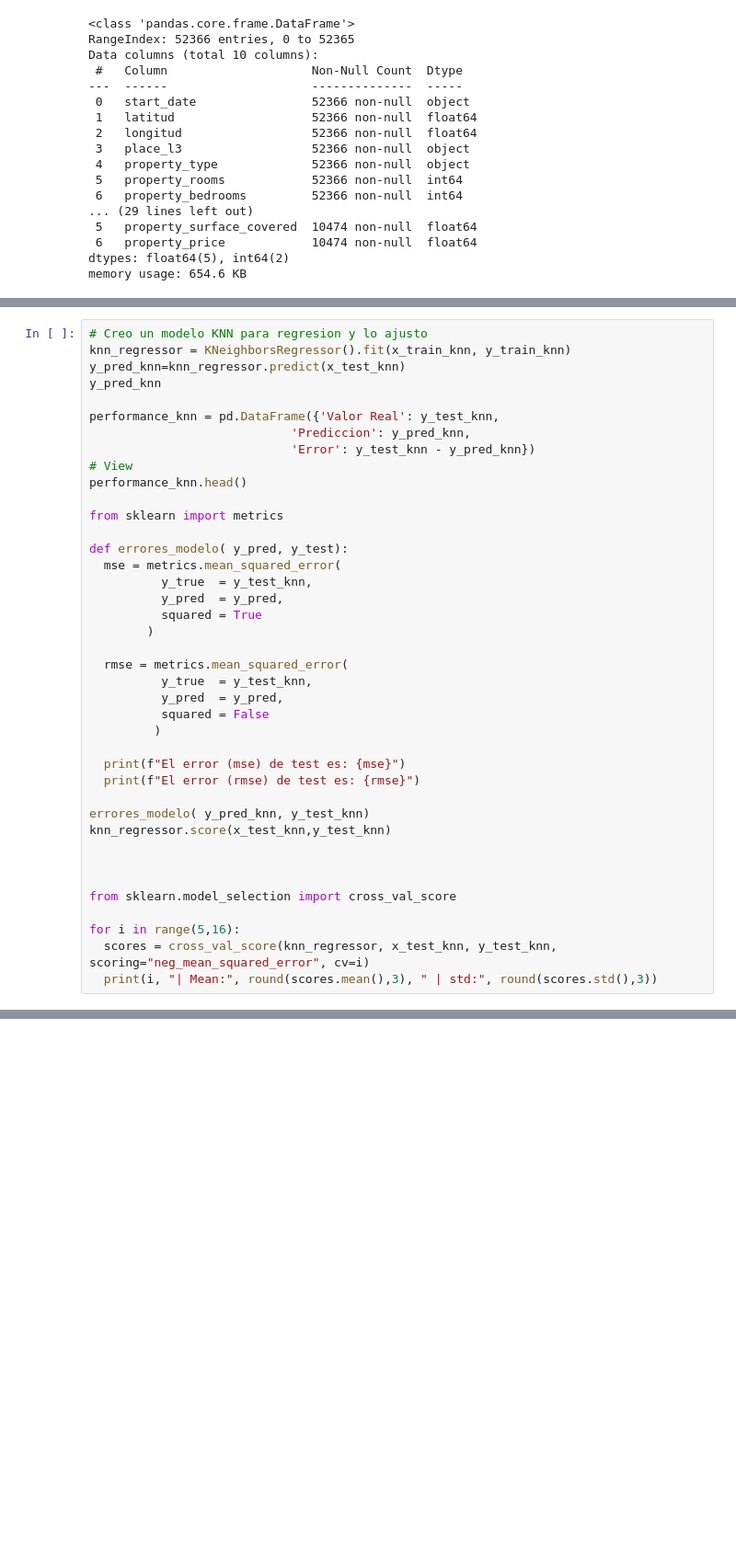
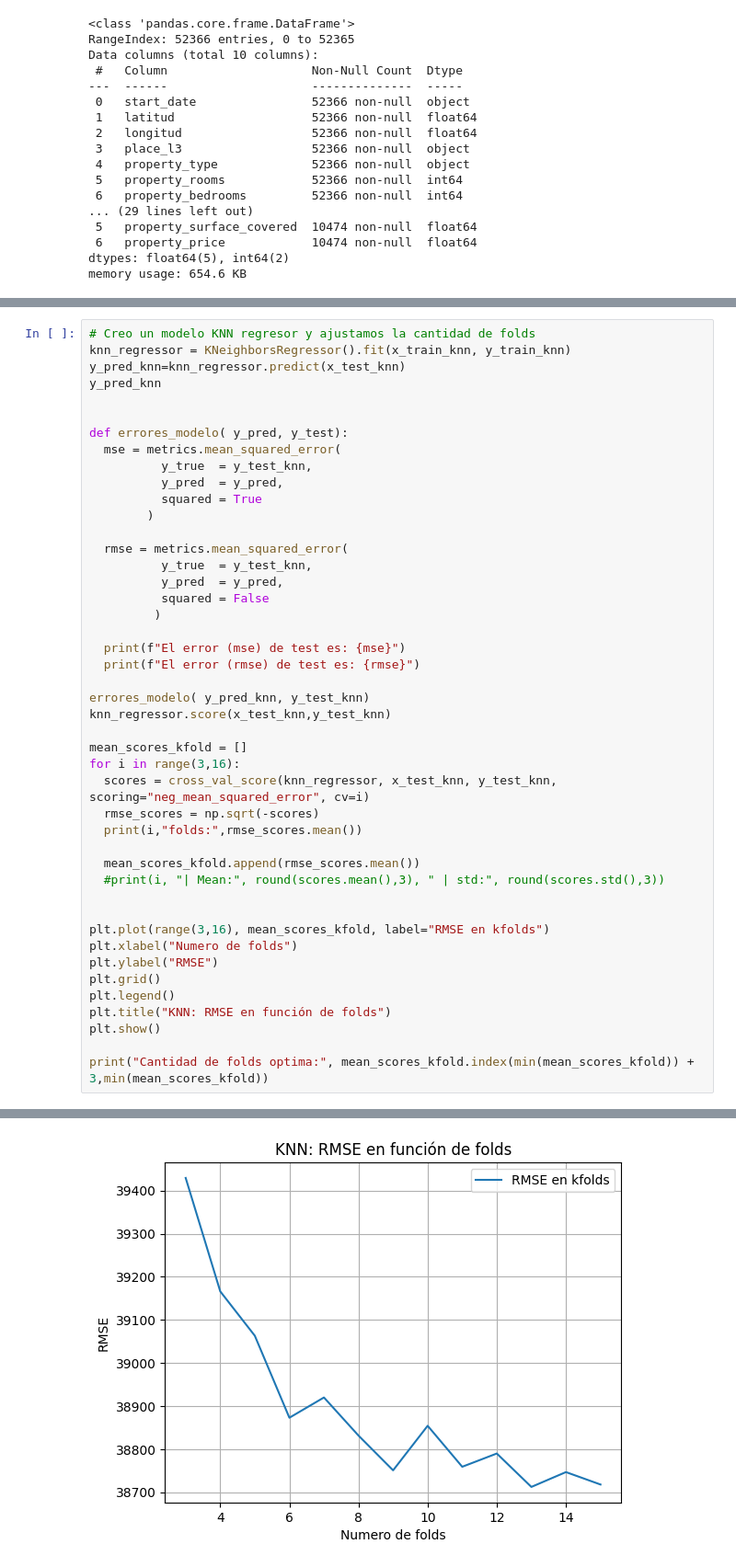
Before and after one commit to sttesta3/7506R-1C2024-GRUPO08, a Jupyter notebook: Regresion_ds_fede.ipynb, the cells around one changed output, grey strips where cells are left out. Shown at 92% size. Drawn from its saved outputs; the diff is of its cells as text; blank space fills up the shorter version.

```diff
--- a/Regresion_ds_fede.ipynb
+++ b/Regresion_ds_fede.ipynb
@@ -81,16 +79,9 @@ Entrenamiento
 # %%
-# Creo un modelo KNN para regresion y lo ajusto
+# Creo un modelo KNN regresor y ajustamos la cantidad de folds
 knn_regressor = KNeighborsRegressor().fit(x_train_knn, y_train_knn)
 y_pred_knn=knn_regressor.predict(x_test_knn)
 y_pred_knn
 
-performance_knn = pd.DataFrame({'Valor Real': y_test_knn,
-                            'Prediccion': y_pred_knn,
-                            'Error': y_test_knn - y_pred_knn})
-# View
-performance_knn.head()
-
-from sklearn import metrics
 
 def errores_modelo( y_pred, y_test):
   mse = metrics.mean_squared_error(
@@ -111,13 +102,25 @@ def errores_modelo( y_pred, y_test):
 errores_modelo( y_pred_knn, y_test_knn)
 knn_regressor.score(x_test_knn,y_test_knn)
 
+mean_scores_kfold = []
+for i in range(3,16):
+  scores = cross_val_score(knn_regressor, x_test_knn, y_test_knn, scoring="neg_mean_squared_error", cv=i)
+  rmse_scores = np.sqrt(-scores)
+  print(i,"folds:",rmse_scores.mean())
+
+  mean_scores_kfold.append(rmse_scores.mean())
+  #print(i, "| Mean:", round(scores.mean(),3), " | std:", round(scores.std(),3))
 
 
-from sklearn.model_selection import cross_val_score
+plt.plot(range(3,16), mean_scores_kfold, label="RMSE en kfolds")
+plt.xlabel("Numero de folds")
+plt.ylabel("RMSE")
+plt.grid()
+plt.legend()
+plt.title("KNN: RMSE en función de folds")
+plt.show()
 
-for i in range(5,16):
-  scores = cross_val_score(knn_regressor, x_test_knn, y_test_knn, scoring="neg_mean_squared_error", cv=i)
-  print(i, "| Mean:", round(scores.mean(),3), " | std:", round(scores.std(),3))
+print("Cantidad de folds optima:", mean_scores_kfold.index(min(mean_scores_kfold)) + 3,min(mean_scores_kfold))
 # %% [output]
 El error (mse) de test es: 1167342300.8941112
 El error (rmse) de test es: 34166.39139408947
@@ -134,0 +140 @@ El error (rmse) de test es: 34166.39139408947
+[figure, added]
```
Also changed, not shown: parts of 17 cells of this notebook.
